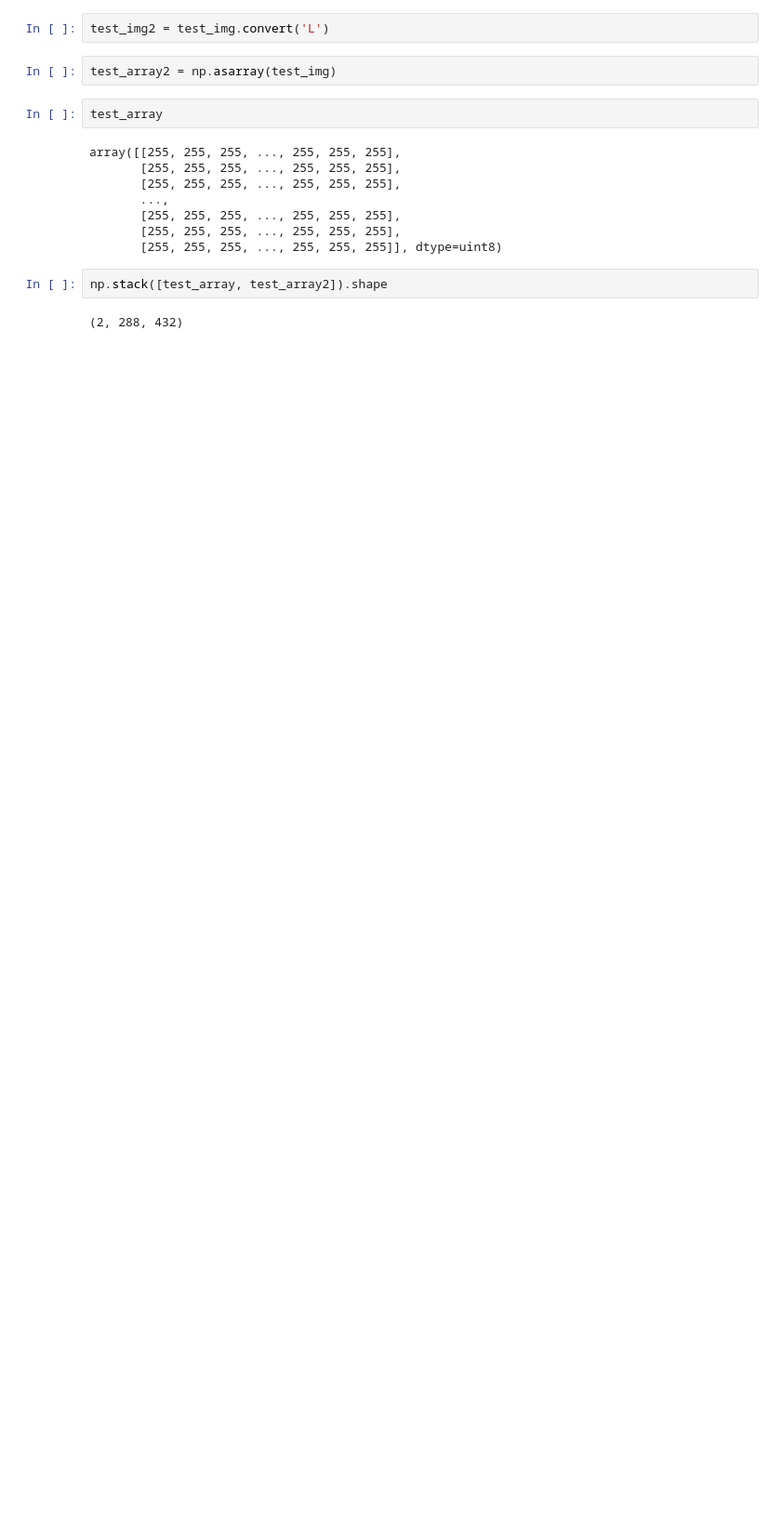
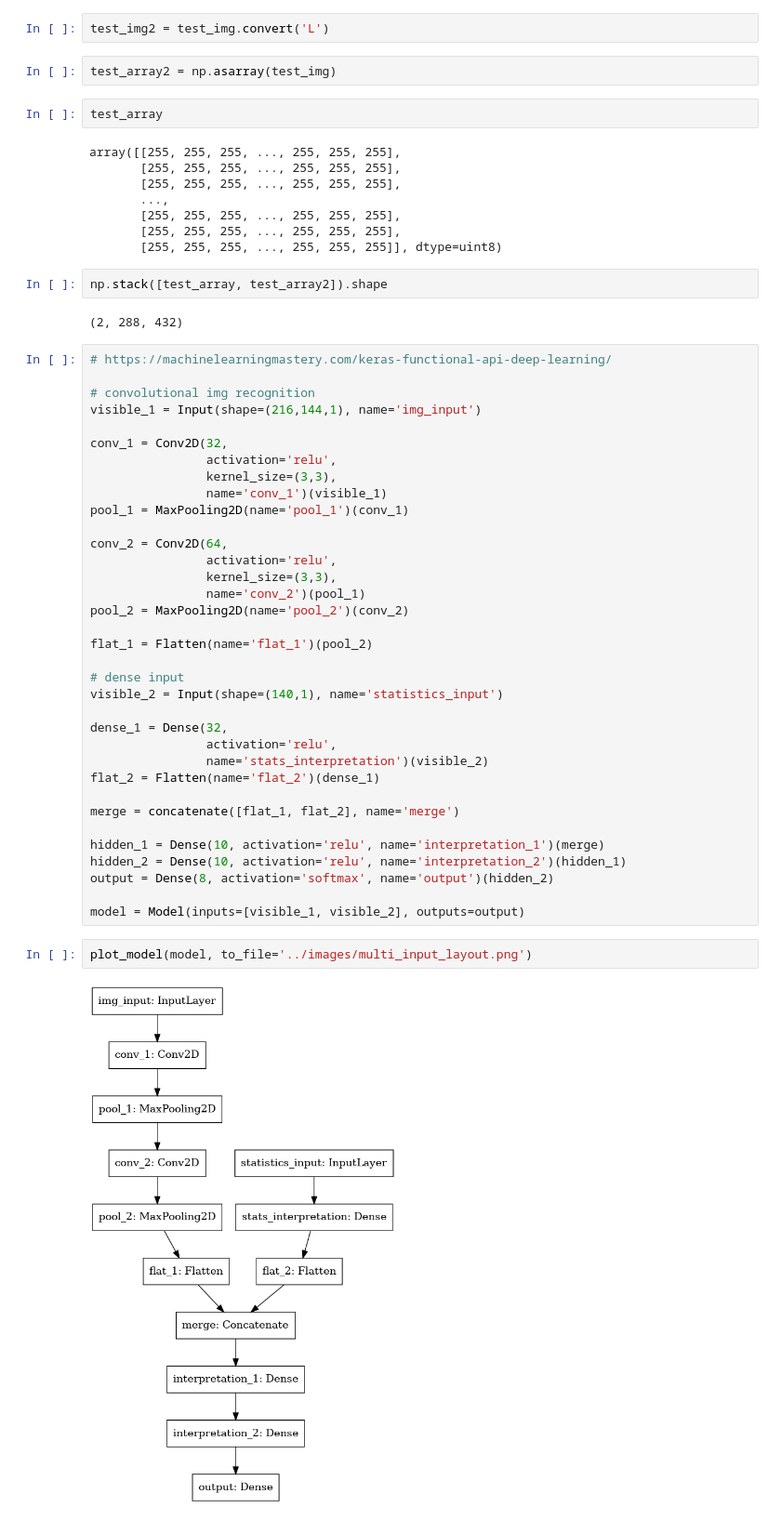
Before and after one commit to Lucas-Courant/predicting_audio_genre, a Jupyter notebook: Code/multi_input_nn.ipynb, the cells around one changed output. Shown: that part at 93% size. Saved outputs shown, nothing was run; the diff lists cells and outputs as text; blank space fills up the shorter version.

```diff
--- a/Code/multi_input_nn.ipynb
+++ b/Code/multi_input_nn.ipynb
@@ -47,3 +49,42 @@ array([[255, 255, 255, ..., 255, 255, 255],
 np.stack([test_array, test_array2]).shape
 # %% [output]
 (2, 288, 432)
+# %%
+# https://machinelearningmastery.com/keras-functional-api-deep-learning/
+
+# convolutional img recognition
+visible_1 = Input(shape=(216,144,1), name='img_input')
+
+conv_1 = Conv2D(32,
+                activation='relu',
+                kernel_size=(3,3),
+                name='conv_1')(visible_1)
+pool_1 = MaxPooling2D(name='pool_1')(conv_1)
+
+conv_2 = Conv2D(64,
+                activation='relu',
+                kernel_size=(3,3),
+                name='conv_2')(pool_1)
+pool_2 = MaxPooling2D(name='pool_2')(conv_2)
+
+flat_1 = Flatten(name='flat_1')(pool_2)
+
+# dense input
+visible_2 = Input(shape=(140,1), name='statistics_input')
+
+dense_1 = Dense(32,
+                activation='relu',
+                name='stats_interpretation')(visible_2)
+flat_2 = Flatten(name='flat_2')(dense_1)
+
+merge = concatenate([flat_1, flat_2], name='merge')
+
+hidden_1 = Dense(10, activation='relu', name='interpretation_1')(merge)
+hidden_2 = Dense(10, activation='relu', name='interpretation_2')(hidden_1)
+output = Dense(8, activation='softmax', name='output')(hidden_2)
+
+model = Model(inputs=[visible_1, visible_2], outputs=output)
+# %%
+plot_model(model, to_file='../images/multi_input_layout.png')
+# %% [output]
+[figure, added]
```
Also changed, not shown: parts of 1 cell of this notebook, 5 other files.
